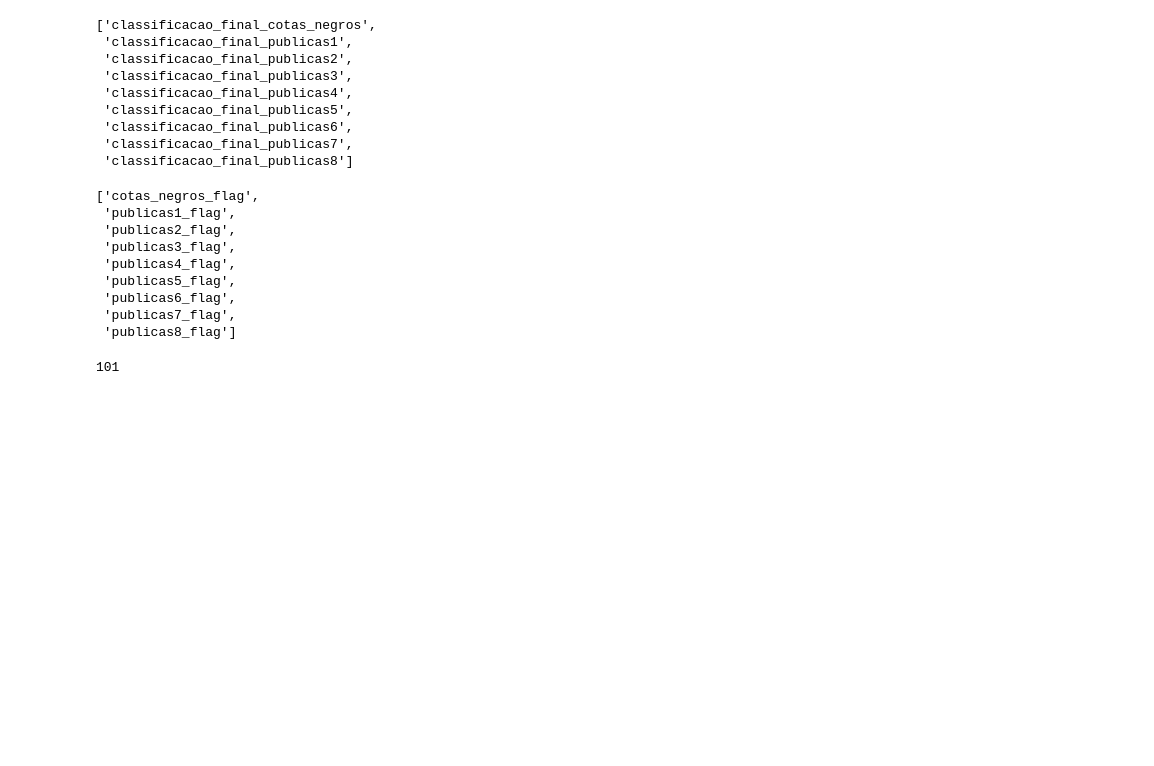
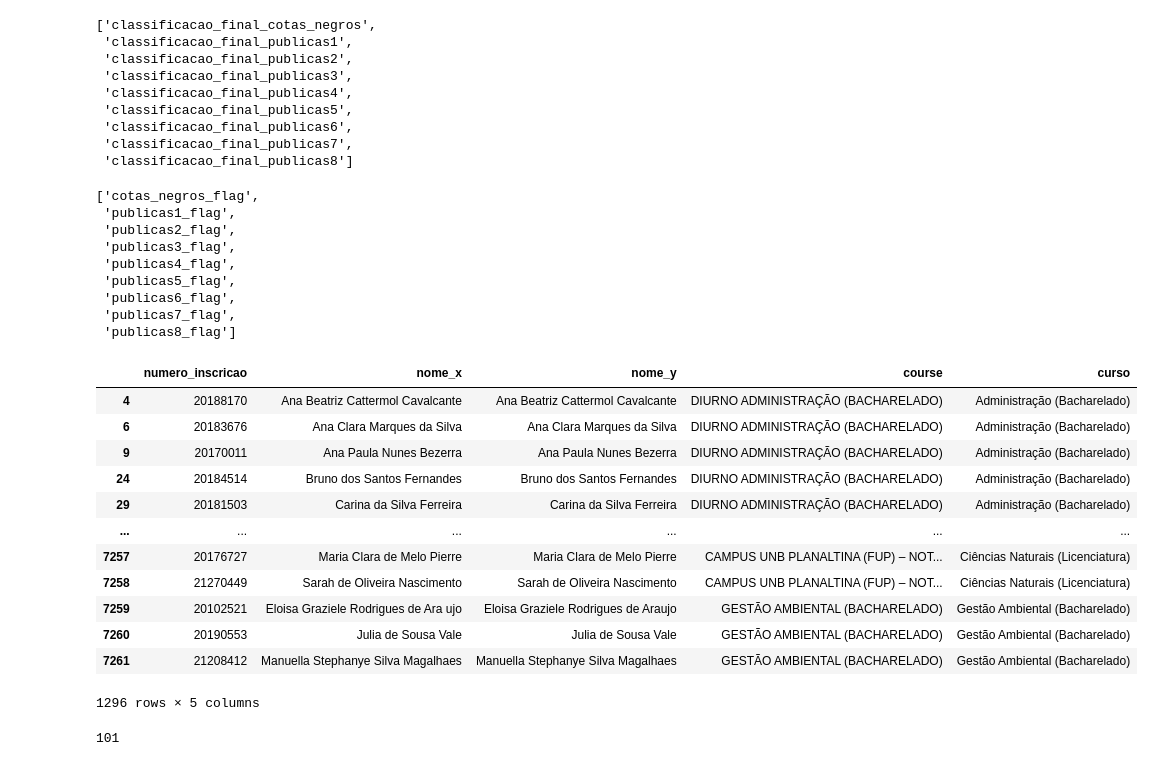
Before and after one commit to brunoxz10/exam-pas, a Jupyter notebook: notebooks/notebook_modelling.ipynb, the cells around one changed output. Cells and saved outputs as stored; diff of their text form; code cells hidden in the pictures; blank space fills up the shorter version.

Commit message:
improving course names

```diff
--- a/notebooks/notebook_modelling.ipynb
+++ b/notebooks/notebook_modelling.ipynb
@@ -11,5 +12,5 @@ from RandomForestClassifierGridSearch import RandomForestClassifierGridSearch
 # %%
-scores = pd.read_parquet('../data/scores.parquet')
-#approvals = pd.read_parquet('../data/approvals.parquet')
+scores = pd.read_parquet('../data/processed/scores_test.parquet')
+approvals = pd.read_parquet('../data/processed/approvals.parquet')
 scores.shape
 # %% [output]
@@ -17,2 +17,0 @@ scores.shape
-# %%
-scores = scores[~scores.course.str.contains('JUDICE')]
@@ -62,6 +51,22 @@ flags_columns
  'publicas8_flag']
 # %%
 df = pd.merge(scores, approvals, how='left', on='numero_inscricao', indicator=True)
+# %%
+df[df.curso.notna()][['numero_inscricao', 'nome_x','nome_y', 'course', 'curso']]
+# %% [output]
+|  | numero_inscricao | nome_x | nome_y | course | curso |
+| 4 | 20188170 | Ana Beatriz Cattermol Cavalcante | Ana Beatriz Cattermol Cavalcante | DIURNO ADMINISTRAÇÃO (BACHARELADO) | Administração (Bacharelado) |
+| 6 | 20183676 | Ana Clara Marques da Silva | Ana Clara Marques da Silva | DIURNO ADMINISTRAÇÃO (BACHARELADO) | Administração (Bacharelado) |
+| 9 | 20170011 | Ana Paula Nunes Bezerra | Ana Paula Nunes Bezerra | DIURNO ADMINISTRAÇÃO (BACHARELADO) | Administração (Bacharelado) |
+| 24 | 20184514 | Bruno dos Santos Fernandes | Bruno dos Santos Fernandes | DIURNO ADMINISTRAÇÃO (BACHARELADO) | Administração (Bacharelado) |
+| 29 | 20181503 | Carina da Silva Ferreira | Carina da Silva Ferreira | DIURNO ADMINISTRAÇÃO (BACHARELADO) | Administração (Bacharelado) |
+| ... | ... | ... | ... | ... | ... |
+| 7257 | 20176727 | Maria Clara de Melo Pierre | Maria Clara de Melo Pierre | CAMPUS UNB PLANALTINA (FUP) – NOT... | Ciências Naturais (Licenciatura) |
+| 7258 | 21270449 | Sarah de Oliveira Nascimento | Sarah de Oliveira Nascimento | CAMPUS UNB PLANALTINA (FUP) – NOT... | Ciências Naturais (Licenciatura) |
+| 7259 | 20102521 | Eloisa Graziele Rodrigues de Ara ujo | Eloisa Graziele Rodrigues de Araujo | GESTÃO AMBIENTAL (BACHARELADO) | Gestão Ambiental (Bacharelado) |
+| 7260 | 20190553 | Julia de Sousa Vale | Julia de Sousa Vale | GESTÃO AMBIENTAL (BACHARELADO) | Gestão Ambiental (Bacharelado) |
+| 7261 | 21208412 | Manuella Stephanye Silva Magalhaes | Manuella Stephanye Silva Magalhaes | GESTÃO AMBIENTAL (BACHARELADO) | Gestão Ambiental (Bacharelado) |
+1296 rows × 5 columns
 # %%
 df['label'] = df._merge.apply(lambda x: 1 if x == 'both' else 0)
 # %%
```
Also changed, not shown: parts of 34 cells of this notebook, 8 other files.
